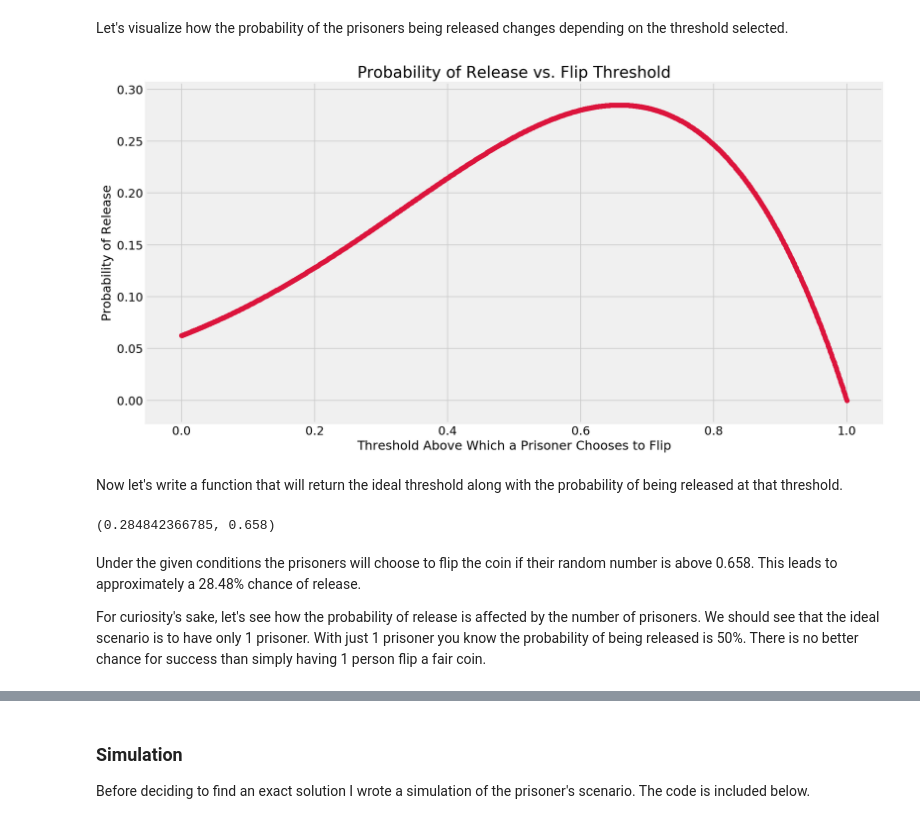
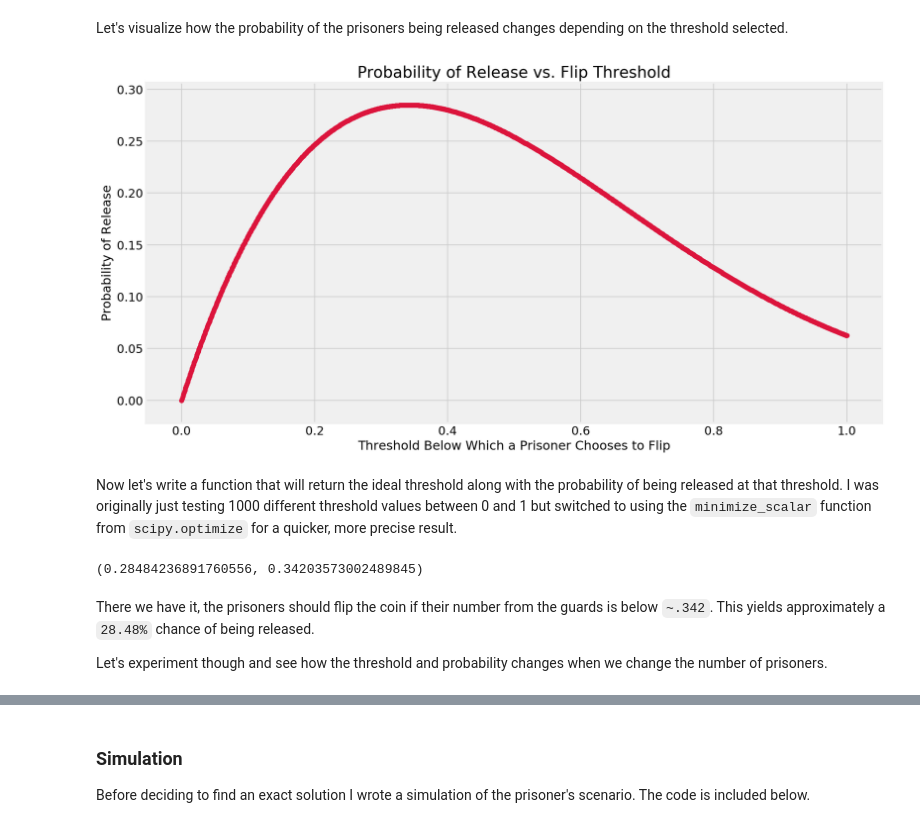
Before and after one commit to Booleans/riddler-538, a Jupyter notebook: flip-to-freedom.ipynb, the cells around one changed output, grey strips where cells are left out. Cells and saved outputs as stored; diff of their text form; code cells hidden in the pictures.

Commit message:
Update flip-to-freedom.ipynb
Incorporated scipy.optimize to find the ideal threshold instead of choosing 1000 values between 0 and 1.

```diff
--- a/flip-to-freedom.ipynb
+++ b/flip-to-freedom.ipynb
@@ -24,23 +25,24 @@ plt.style.use('fivethirtyeight')
 %matplotlib inline
 %config InlineBackend.figure_format = 'retina'
 # %%
-def get_prob_release_for_threshold(threshold, n_prisoners=4):
+def get_neg_prob_release_for_threshold(threshold, n_prisoners=4):
     '''
     Function that returns the probability of the prisoners being released when prisoners choose to flip a coin only if
     their number from the guards is above a certain threshold.
 
     Args:
-        threshold (float): Threshold above which a prisoner will choose to flip a coin. For example, a threshold
-        of .70 means a prisoner will decide to flip the fair coin if his randomly assigned number was greater .70.
+        threshold (float): Threshold below which a prisoner will choose to flip a coin. For example, a threshold
+        of .70 means a prisoner will decide to flip the fair coin if his randomly assigned number was less than .70.
 
         n_prisoners (int): The number of prisoners involved in this "game".
 
     Returns:
-        float: Returns a float between 0 and 1 that represents the probability of the prisoners being released.
+        float: Returns a float between 0 and -1 that represents the negative of theprobability of the prisoners being released.
+        The purpose of this negative is to be able to pass the function into scipy optimize.
     '''
     # We can ignore the probability of 0 coins being flipped because that leads to a loss.
     num_flips = np.arange(1, n_prisoners+1)
-    dist = stats.binom(n_prisoners, (1-threshold))
+    dist = stats.binom(n_prisoners, threshold)
     # Calculate the probability of 1 to n coins being flipped given the current threshold.
     p_num_flips = dist.pmf(num_flips)
 
@@ -48,26 +50,26 @@ def get_prob_release_for_threshold(threshold, n_prisoners=4):
     # We want the probability of every flip coming up heads, given the number of flips. This leads to release.
     p_all_heads = dist.pmf(num_flips)
 
-    return np.sum(p_num_flips * p_all_heads)
+    return -1*np.sum(p_num_flips * p_all_heads)
 # %% [markdown]
 Let's visualize how the probability of the prisoners being released changes depending on the threshold selected.
 # %%
 thresholds = np.linspace(0, 1.0, 1001)
 p_release = np.zeros(1001)
 
 for i, threshold in enumerate(thresholds):
-    p_release[i] = get_prob_release_for_threshold(threshold)
+    p_release[i] = -1*get_neg_prob_release_for_threshold(threshold)
 
 fig, ax = plt.subplots(figsize=(15, 8))
 ax.scatter(thresholds, p_release, color='crimson')
 ax.set_title('Probability of Release vs. Flip Threshold', fontsize=20)
 ax.set_ylabel('Probability of Release', fontsize=16)
 ax.tick_params(axis='y', labelsize=15);
-ax.set_xlabel('Threshold Above Which a Prisoner Chooses to Flip', fontsize=16)
+ax.set_xlabel('Threshold Below Which a Prisoner Chooses to Flip', fontsize=16)
 ax.tick_params(axis='x', labelsize=15);
 # %% [output]
-[figure, old version]
+[figure, new version]
 # %% [markdown]
-Now let's write a function that will return the ideal threshold along with the probability of being released at that threshold.
+Now let's write a function that will return the ideal threshold along with the probability of being released at that threshold. I was originally just testing 1000 different threshold values between 0 and 1 but switched to using the `minimize_scalar` function from `scipy.optimize` for a quicker, more precise result.
 # %%
 def get_best_prob_release(n_prisoners=4):
@@ -83,9 +79,9 @@ def get_best_prob_release(n_prisoners=4):
 # %%
-get_best_prob_release(n_prisoners=4)
+get_best_prob_release()
 # %% [output]
-(0.284842366785, 0.658)
+(0.28484236891760556, 0.34203573002489845)
-# %% [markdown]
-Under the given conditions the prisoners will choose to flip the coin if their random number is above 0.658. This leads to approximately a 28.48% chance of release.
-
-For curiosity's sake, let's see how the probability of release is affected by the number of prisoners. We should see that the ideal scenario is to have only 1 prisoner. With just 1 prisoner you know the probability of being released is 50%. There is no better chance for success than simply having 1 person flip a fair coin.
+# %% [markdown]
+There we have it, the prisoners should flip the coin if their number from the guards is below `~.342`. This yields approximately a `28.48%` chance of being released.
+
+Let's experiment though and see how the threshold and probability changes when we change the number of prisoners.
 # %%
```
Also changed, not shown: parts of 5 cells of this notebook.
